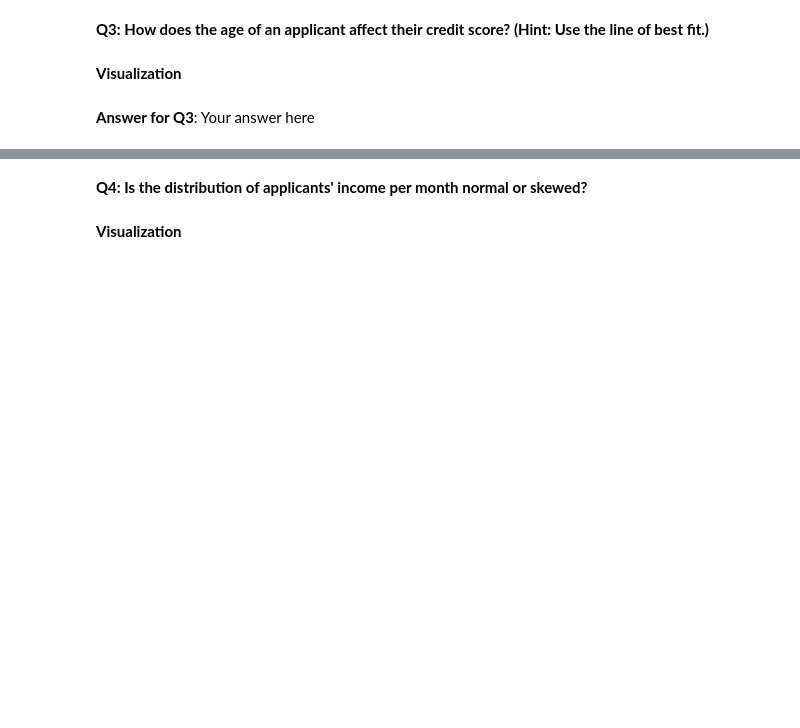
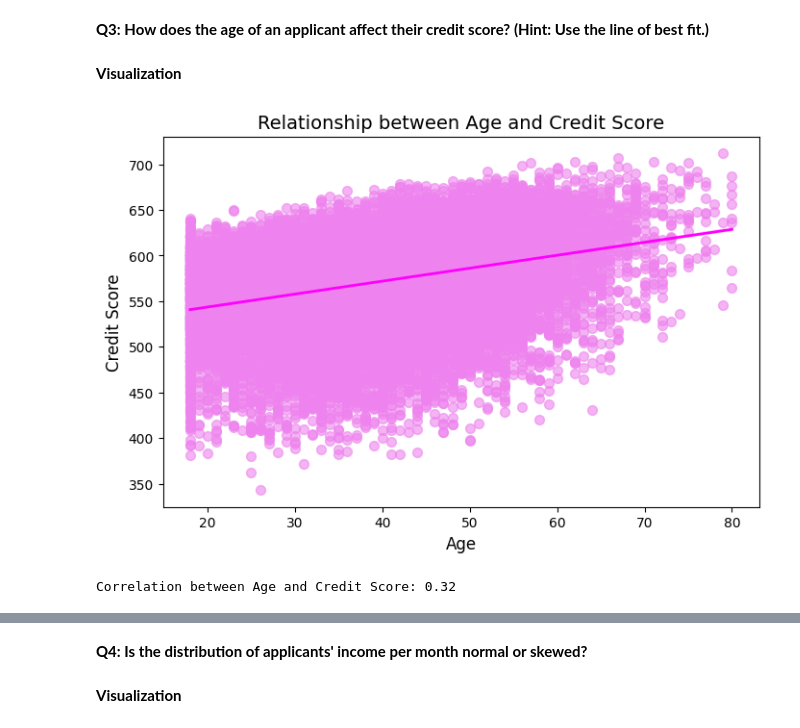
Before and after one commit to faridaikram/W2025, a Jupyter notebook: Classification_Mini_Project.ipynb, the cells around one changed output, grey strips where cells are left out. Drawn from its saved outputs; the diff is of its cells as text; code cells hidden in the pictures; blank space fills up the shorter version.

```diff
--- a/Classification_Mini_Project.ipynb
+++ b/Classification_Mini_Project.ipynb
@@ -320,5 +320,21 @@ We visualized this distribution using a box plot, because a box plot is ideal fo
 **Q3: How does the age of an applicant affect their credit score? (Hint: Use the line of best fit.)**
 # %% [markdown]
 **Visualization**
-# %% [markdown]
-**Answer for Q3**: Your answer here
+# %%
+import seaborn as sns
+import matplotlib.pyplot as plt
+
+# Scatter plot with line of best fit
+plt.figure(figsize=(8,5))
+sns.regplot(x='Age', y='CreditScore', data=df,  scatter_kws={'color':'violet', 'alpha':0.6, 's':50}, line_kws={'color':'magenta', 'linewidth':2})
+plt.title("Relationship between Age and Credit Score", fontsize=14)
+plt.xlabel("Age", fontsize=12)
+plt.ylabel("Credit Score", fontsize=12)
+plt.show()
+
+# Compute correlation
+correlation = df['Age'].corr(df['CreditScore'])
+print(f"Correlation between Age and Credit Score: {correlation:.2f}")
+# %% [output]
+[figure, added]
+Correlation between Age and Credit Score: 0.32
```
Also changed, not shown: parts of 10 cells of this notebook.
